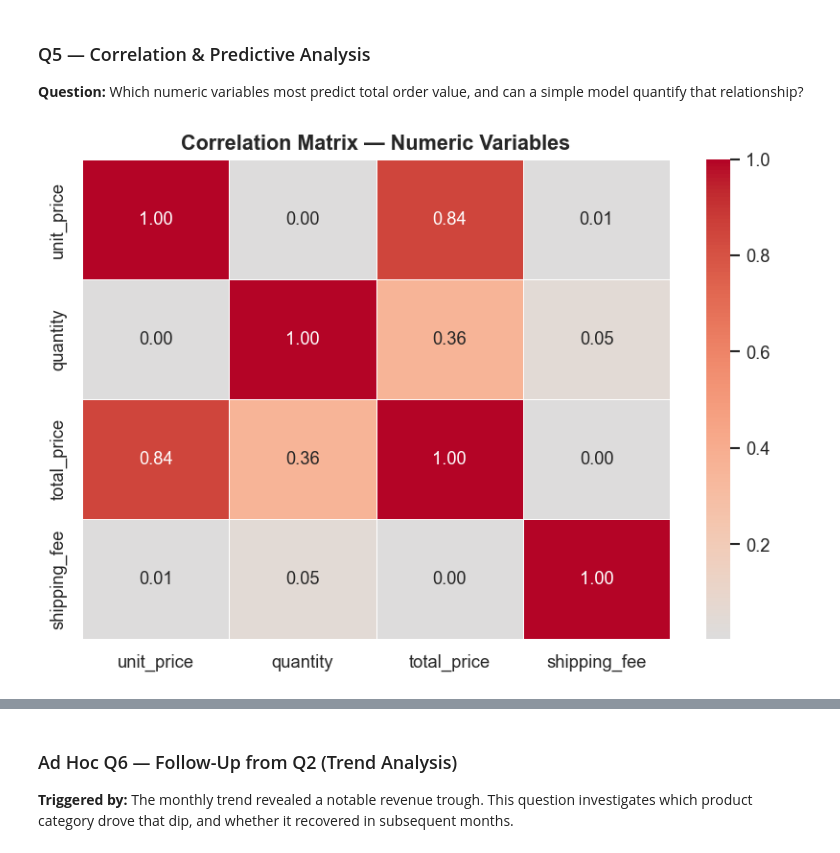
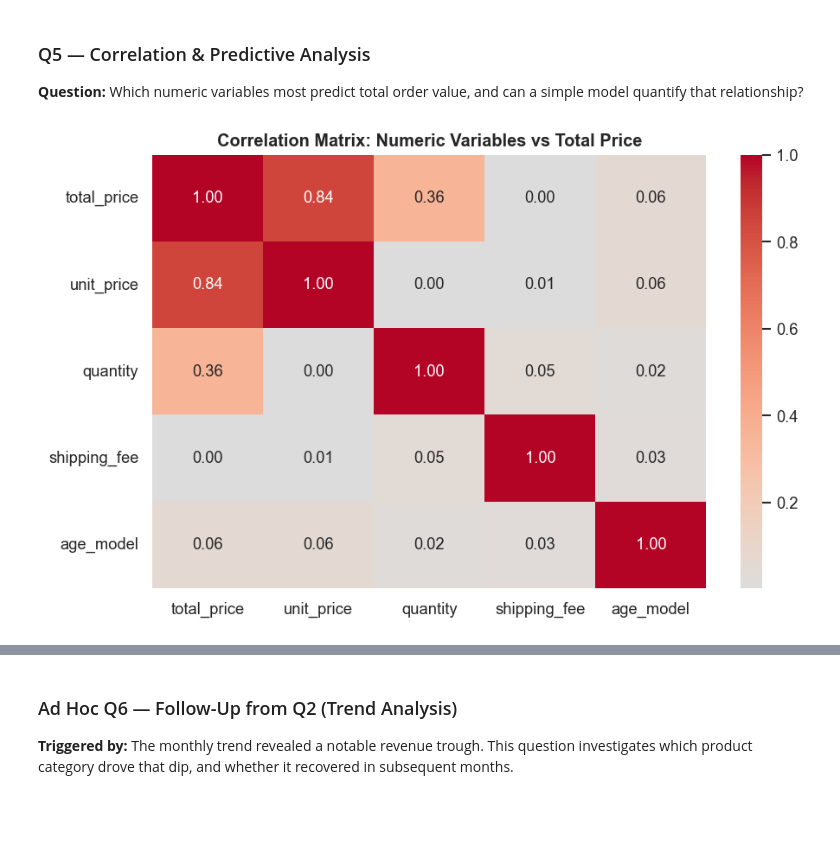
Before and after one commit to OppenJayme/ecommerce_sales_customer_insights, a Jupyter notebook: Deliverables/Group_Closer_Notebook.ipynb, the cells around one changed output, grey strips where cells are left out. Saved outputs shown, nothing was run; the diff lists cells and outputs as text; code cells hidden in the pictures; blank space fills up the shorter version.

```diff
--- a/Deliverables/Group_Closer_Notebook.ipynb
+++ b/Deliverables/Group_Closer_Notebook.ipynb
@@ -699,67 +1011,63 @@ Takeaway:
 # %%
 from sklearn.linear_model import LinearRegression
 from sklearn.model_selection import train_test_split
 from sklearn.metrics import r2_score, mean_absolute_error
-import numpy as np
 
-# ── Full Correlation Heatmap ───────────────────────────────
-corr = df[numeric_cols].corr()
+# Variables for Q5
+q5_cols = ["total_price", "unit_price", "quantity", "shipping_fee", "age_model"]
+q5_df = df[q5_cols].dropna()
 
-fig, ax = plt.subplots(figsize=(7, 5))
-sns.heatmap(corr, annot=True, fmt='.2f', cmap='coolwarm', center=0,
-            linewidths=0.5, ax=ax)
-ax.set_title('Correlation Matrix — Numeric Variables', fontsize=13, fontweight='bold')
+# 1) Correlation matrix
+corr_q5 = q5_df.corr()
+
+plt.figure(figsize=(8, 5))
+sns.heatmap(corr_q5, annot=True, fmt=".2f", cmap="coolwarm", center=0)
+plt.title("Correlation Matrix: Numeric Variables vs Total Price", fontweight="bold")
 plt.tight_layout()
 plt.show()
 
-# ── Scatter: unit_price vs total_price ────────────────────
-fig, axes = plt.subplots(1, 2, figsize=(13, 5))
+# 2) Scatter plot with regression line
+# Unit price is used because it is expected to be the strongest predictor.
+plt.figure(figsize=(8, 5))
+sns.regplot(
+    data=q5_df,
+    x="unit_price",
+    y="total_price",
+    scatter_kws={"alpha": 0.6},
+    line_kws={"linewidth": 2}
+)
 
-for ax, predictor in zip(axes, ['unit_price','quantity']):
-    sns.regplot(data=df, x=predictor, y='total_price', ax=ax,
-                scatter_kws={'alpha':0.4, 'color':'steelblue'},
-                line_kws={'color':'red'})
-    r = df[[predictor,'total_price']].corr().iloc[0,1]
-    ax.set_title(f'{predictor.replace("_"," ").title()} vs Total Price  (r = {r:.2f})',
-                 fontsize=12, fontweight='bold')
-    ax.set_xlabel(predictor.replace('_',' ').title())
-    ax.set_ylabel('Total Price (USD)')
-    ax.yaxis.set_major_formatter(mticker.FuncFormatter(lambda x, _: f'${x:,.0f}'))
-
-plt.suptitle('Scatter Plots with Regression Lines', fontsize=13)
+plt.title("Unit Price vs Total Price", fontweight="bold")
+plt.xlabel("Unit Price")
+plt.ylabel("Total Price")
 plt.tight_layout()
 plt.show()
 
-# ── Linear Regression: unit_price + quantity → total_price ─
-X = df[['unit_price','quantity']].dropna()
-y = df.loc[X.index, 'total_price']
+# 3) Simple linear regression model
+X = q5_df[["unit_price", "quantity", "shipping_fee", "age_model"]]
+y = q5_df["total_price"]
 
-X_train, X_test, y_train, y_test = train_test_split(X, y, test_size=0.2, random_state=42)
+X_train, X_test, y_train, y_test = train_test_split(
+    X, y, test_size=0.2, random_state=42
+)
+
 model = LinearRegression()
 model.fit(X_train, y_train)
+
 y_pred = model.predict(X_test)
 
-r2  = r2_score(y_test, y_pred)
+r2 = r2_score(y_test, y_pred)
 mae = mean_absolute_error(y_test, y_pred)
 
-print("=== Linear Regression Results ===")
-print(f"  Intercept       : {model.intercept_:.2f}")
-for feat, coef in zip(['unit_price','quantity'], model.coef_):
-    print(f"  {feat:<15}: {coef:.4f}")
-print(f"  R² Score        : {r2:.4f}")
-print(f"  Mean Abs. Error : ${mae:.2f}")
+coef_table = pd.DataFrame({
+    "Variable": X.columns,
+    "Coefficient": model.coef_
+}).sort_values("Coefficient", ascending=False)
 
-print(f"""
-Model equation:
-  total_price = {model.intercept_:.1f} + {model.coef_[0]:.3f}×unit_price + {model.coef_[1]:.3f}×quantity
+print("Model Results")
+print("R² Score:", round(r2, 4))
+print("Mean Absolute Error:", round(mae, 2))
 
-Interpretation:
-  • R² = {r2:.2f} — the model explains {r2*100:.1f}% of variance in order value.
-  • Each $1 increase in unit price adds ~${model.coef_[0]:.2f} to the order total.
-  • Each additional unit ordered adds ~${model.coef_[1]:.2f} to the order total.
-  • Business insight: The biggest lever for raising average order value is upselling to
-    higher-priced products. Promotions that increase quantity by 1 unit add meaningful value
-    too, but price point is the primary driver.
-""")
+display(coef_table)
 # %% [output]
-[figure, old version]
+[figure, new version]
```
Also changed, not shown: parts of 33 cells of this notebook.
